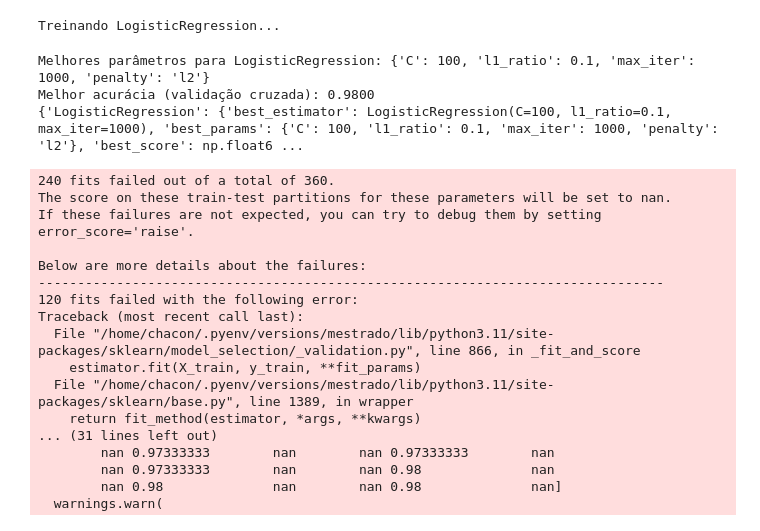
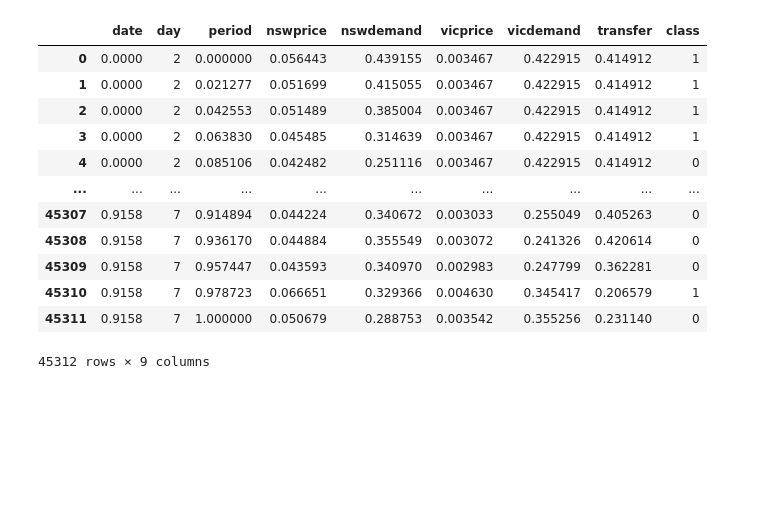
Before and after one commit to gschacon/masters_active_learning, a Jupyter notebook: notebooks/test_notebook.ipynb, the cells around one changed output. Cells and saved outputs as stored; diff of their text form; code cells hidden in the pictures; blank space fills up the shorter version.

Commit message:
tested dataset and model loop

```diff
--- a/notebooks/test_notebook.ipynb
+++ b/notebooks/test_notebook.ipynb
@@ -125,55 +148,17 @@ df
-# %%
-models = {
-    'LogisticRegression': {
-        'model': LogisticRegression(),
-        'params': {
-            'penalty': ['l1', 'l2', 'elasticnet'],
-            'C': [0.001, 0.01, 0.1, 0.5, 1, 5, 10, 100],
-            'max_iter': [1000],
-            'l1_ratio': [0.1, 0.5, 0.9]
-        }
-    }
-}
-
-# Executando GridSearchCV
-best_models = {}
-
-for name, config in models.items():
-    print(f"Treinando {name}...")
-    grid_search = GridSearchCV(config['model'], config['params'], cv=5, scoring='accuracy', n_jobs=-1)
-    grid_search.fit(X, y)
-
-    # Salvando o melhor modelo e seus hiperparâmetros
-    best_models[name] = {
-        'best_estimator': grid_search.best_estimator_,
-        'best_params': grid_search.best_params_,
-        'best_score': grid_search.best_score_
-    }
-
-    print(f"Melhores parâmetros para {name}: {grid_search.best_params_}")
-    print(f"Melhor acurácia (validação cruzada): {grid_search.best_score_:.4f}")
-
-# Exemplo de como acessar os melhores modelos
-print(best_models)
-# %% [output]
-Treinando LogisticRegression...
-Melhores parâmetros para LogisticRegression: {'C': 100, 'l1_ratio': 0.1, 'max_iter': 1000, 'penalty': 'l2'}
-Melhor acurácia (validação cruzada): 0.9800
-{'LogisticRegression': {'best_estimator': LogisticRegression(C=100, l1_ratio=0.1, max_iter=1000), 'best_params': {'C': 100, 'l1_ratio': 0.1, 'max_iter': 1000, 'penalty': 'l2'}, 'best_score': np.float6 ...
-240 fits failed out of a total of 360.
-The score on these train-test partitions for these parameters will be set to nan.
-If these failures are not expected, you can try to debug them by setting error_score='raise'.
-
-Below are more details about the failures:
---------------------------------------------------------------------------------
-120 fits failed with the following error:
-Traceback (most recent call last):
-  File "/home/chacon/.pyenv/versions/mestrado/lib/python3.11/site-packages/sklearn/model_selection/_validation.py", line 866, in _fit_and_score
-    estimator.fit(X_train, y_train, **fit_params)
-  File "/home/chacon/.pyenv/versions/mestrado/lib/python3.11/site-packages/sklearn/base.py", line 1389, in wrapper
-    return fit_method(estimator, *args, **kwargs)
-... (31 lines left out)
-        nan 0.97333333        nan        nan 0.97333333        nan
-        nan 0.97333333        nan        nan 0.98              nan
-        nan 0.98              nan        nan 0.98              nan]
-  warnings.warn(
+# %%
+df = pd.read_csv('../data/electricity.csv')
+df
+# %% [output]
+|  | date | day | period | nswprice | nswdemand | vicprice | vicdemand | transfer | class |
+| 0 | 0.0000 | 2 | 0.000000 | 0.056443 | 0.439155 | 0.003467 | 0.422915 | 0.414912 | 1 |
+| 1 | 0.0000 | 2 | 0.021277 | 0.051699 | 0.415055 | 0.003467 | 0.422915 | 0.414912 | 1 |
+| 2 | 0.0000 | 2 | 0.042553 | 0.051489 | 0.385004 | 0.003467 | 0.422915 | 0.414912 | 1 |
+| 3 | 0.0000 | 2 | 0.063830 | 0.045485 | 0.314639 | 0.003467 | 0.422915 | 0.414912 | 1 |
+| 4 | 0.0000 | 2 | 0.085106 | 0.042482 | 0.251116 | 0.003467 | 0.422915 | 0.414912 | 0 |
+| ... | ... | ... | ... | ... | ... | ... | ... | ... | ... |
+| 45307 | 0.9158 | 7 | 0.914894 | 0.044224 | 0.340672 | 0.003033 | 0.255049 | 0.405263 | 0 |
+| 45308 | 0.9158 | 7 | 0.936170 | 0.044884 | 0.355549 | 0.003072 | 0.241326 | 0.420614 | 0 |
+| 45309 | 0.9158 | 7 | 0.957447 | 0.043593 | 0.340970 | 0.002983 | 0.247799 | 0.362281 | 0 |
+| 45310 | 0.9158 | 7 | 0.978723 | 0.066651 | 0.329366 | 0.004630 | 0.345417 | 0.206579 | 1 |
+| 45311 | 0.9158 | 7 | 1.000000 | 0.050679 | 0.288753 | 0.003542 | 0.355256 | 0.231140 | 0 |
+45312 rows × 9 columns
```
Also changed, not shown: parts of 11 cells of this notebook, 1 other file.
